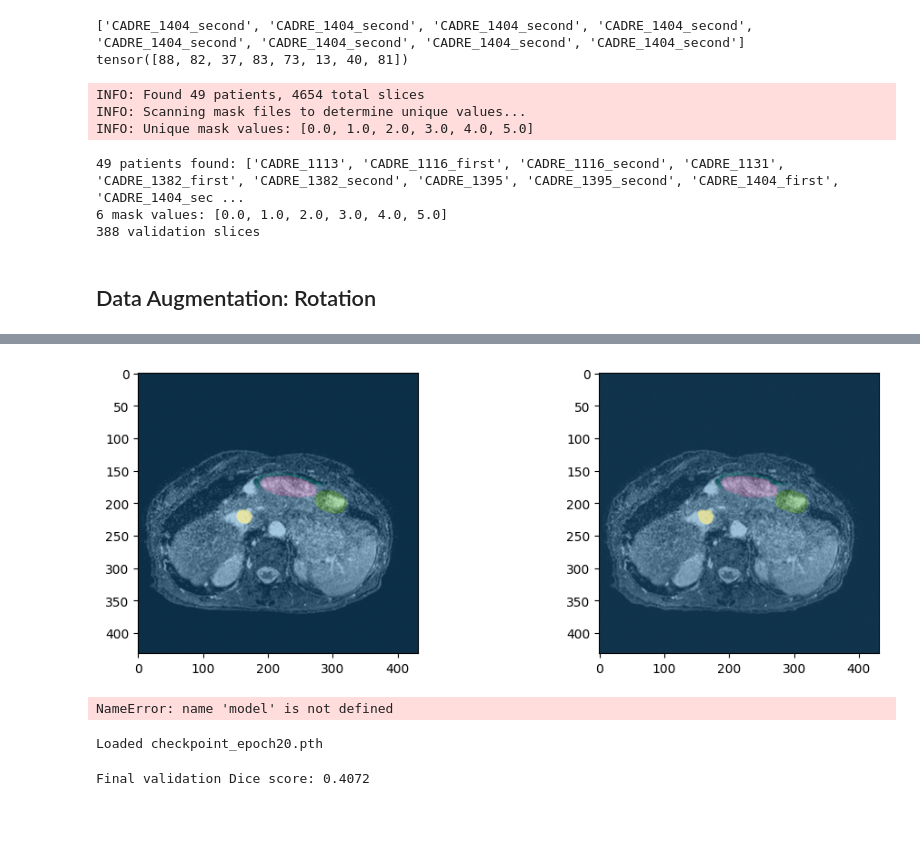
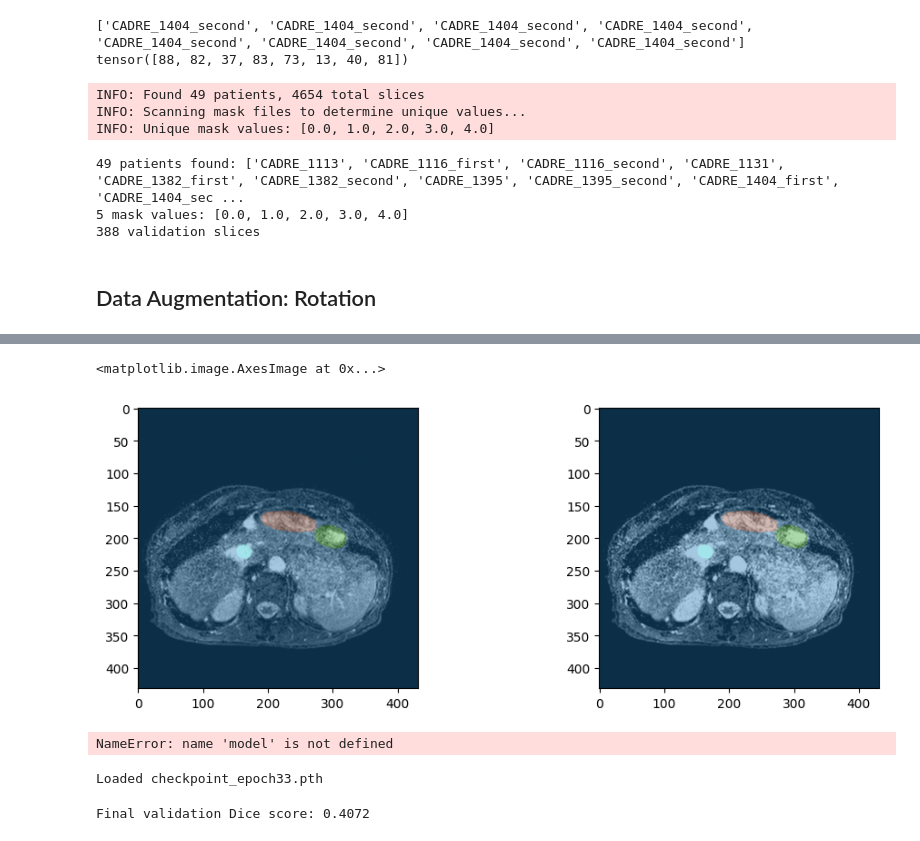
Before and after one commit to Josephgggg/heart_segmentation, a Jupyter notebook: unet_applied.ipynb, the cells around one changed output, grey strips where cells are left out. Drawn from its saved outputs; the diff is of its cells as text; code cells hidden in the pictures.

```diff
--- a/unet_applied.ipynb
+++ b/unet_applied.ipynb
@@ -60,7 +60,7 @@ WARNING: The 'pydicom.pixel_data_handlers' module will be removed in v4.0, pleas
 # %% [markdown]
 <!-- ## Training U-Net Model -->
 # %%
-model = UNet(n_channels=1, n_classes=6, bilinear=False)   # set n_classes to your actual count
+model = UNet(n_channels=1, n_classes=5, bilinear=False)   # set n_classes to your actual count
 model = model.to(memory_format=torch.channels_last)
 model = model.to(device=device)
 # %%
@@ -309,13 +317,13 @@ None
 debug = train.train_model(
     model=model,
     device=device,
-    epochs=20,
+    epochs=40,
     batch_size=8,
     learning_rate=1e-5,
     val_percent=0.1,
     img_scale=1.0,
     amp=False,
-    run_name="test"
+    run_name="test3"
 )
 # %% [output]
 INFO: Found 49 patients, 4654 total slices
@@ -420,9 +422,9 @@ print(f'{len(val_set)} validation slices')
 # %% [output]
 INFO: Found 49 patients, 4654 total slices
 INFO: Scanning mask files to determine unique values...
-INFO: Unique mask values: [0.0, 1.0, 2.0, 3.0, 4.0, 5.0]
+INFO: Unique mask values: [0.0, 1.0, 2.0, 3.0, 4.0]
 49 patients found: ['CADRE_1113', 'CADRE_1116_first', 'CADRE_1116_second', 'CADRE_1131', 'CADRE_1382_first', 'CADRE_1382_second', 'CADRE_1395', 'CADRE_1395_second', 'CADRE_1404_first', 'CADRE_1404_sec ...
-6 mask values: [0.0, 1.0, 2.0, 3.0, 4.0, 5.0]
+5 mask values: [0.0, 1.0, 2.0, 3.0, 4.0]
 388 validation slices
 # %%
 train_patients = set(patients[n_val_patients:])
@@ -444,7 +446,7 @@ plt.imshow(sample_original['image'][0], cmap='gray')
 plt.imshow(sample_original['mask'], cmap='tab10', alpha=0.4)
 
 plt.subplot(1,2,2)
-aug = AugmentedDataset(train_set, rotate_prob=1.0, elastic_prob=0.0)  # force rotation every time, for inspection
+aug = AugmentedDataset(train_set, rotate_prob=0, elastic_prob=0, contrast_prob=1.0, noise_prob=0.0)  # force rotation every time, for inspection
 sample = aug[0]
 plt.imshow(sample['image'][0], cmap='gray')
 plt.imshow(sample['mask'], cmap='tab10', alpha=0.4)
@@ -453,4 +457,5 @@ plt.imshow(sample['mask'], cmap='tab10', alpha=0.4)
+<matplotlib.image.AxesImage at 0x...>
-[figure, old version]
+[figure, new version]
 # %%
 # saving trained model
 dir_checkpoint = train.dir_checkpoint
@@ -463,17 +468,17 @@ print('Saved to', dir_checkpoint / 'model_final.pth')
 # %% [output]
 NameError: name 'model' is not defined
 # %%
-model = UNet(n_channels=1, n_classes=6, bilinear=False)
+model = UNet(n_channels=1, n_classes=5, bilinear=False)
 model = model.to(memory_format=torch.channels_last).to(device=device)
 
-checkpoint_path = train.dir_checkpoint / '20_epoch_data_aug' / 'checkpoint_epoch20.pth'   # adjust to whichever you want
+checkpoint_path = train.dir_checkpoint / 'test3' / 'checkpoint_epoch33.pth'   # adjust to whichever you want
 state_dict = torch.load(checkpoint_path, map_location=device)
 mask_values = state_dict.pop('mask_values')   # remove before loading, it's not a real weight
 model.load_state_dict(state_dict)
 model.eval()
 print(f'Loaded {checkpoint_path.name}')
 # %% [output]
-Loaded checkpoint_epoch20.pth
+Loaded checkpoint_epoch33.pth
 # %%
 from evaluate import evaluate
 
```
Also changed, not shown: parts of 11 cells of this notebook, 2 other files.
